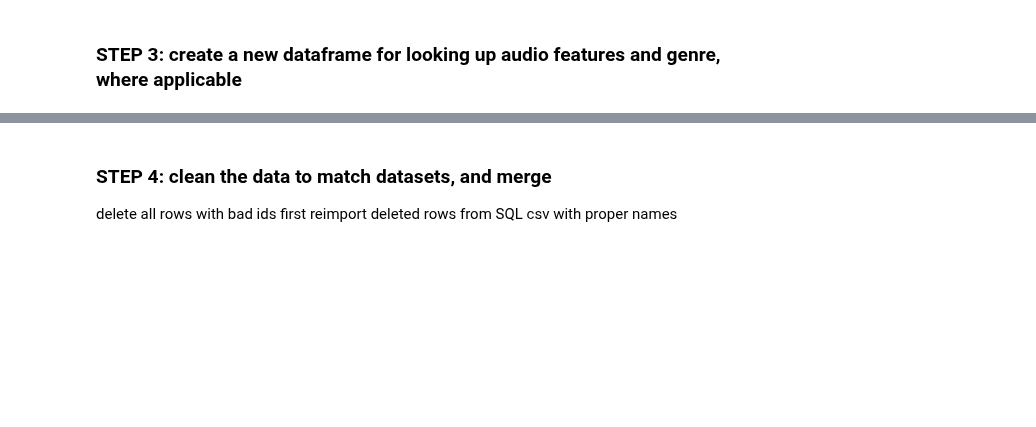
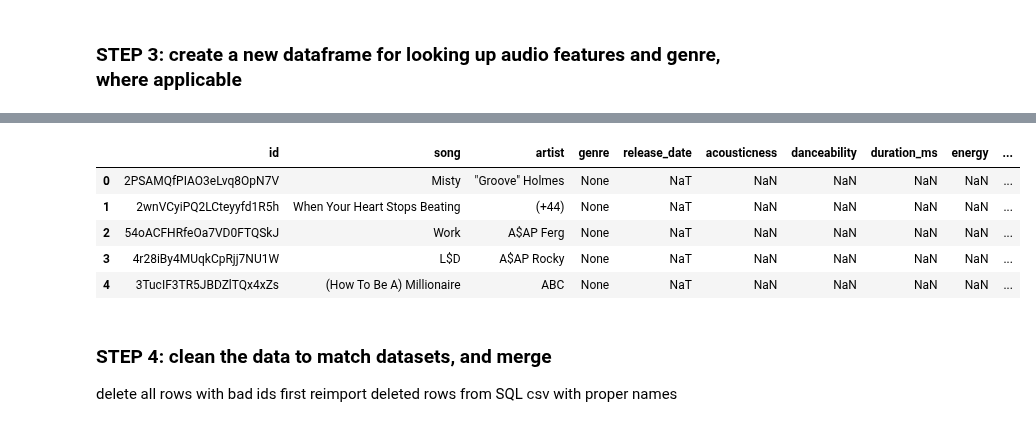
Before and after one commit to KevinCarr42/Billboard-100-Audio-Feature-Analytics, a Jupyter notebook: Kevin 820 4. Pre-Processing Outliers and QA.ipynb, the cells around one changed output, grey strips where cells are left out. Saved outputs shown, nothing was run; the diff lists cells and outputs as text; code cells hidden in the pictures; blank space fills up the shorter version.

```diff
--- a/Kevin 820 4. Pre-Processing Outliers and QA.ipynb
+++ b/Kevin 820 4. Pre-Processing Outliers and QA.ipynb
@@ -857,2 +962,3 @@ True
 # %%
 df_QA2 = pd.read_parquet('df_QA2_STEP2COMPLETE.parquet')
+df_need_AF = pd.read_parquet('df_need_AF.parquet')
@@ -868,3 +965,12 @@ df_QA2.head()
+# %%
+df_need_AF.head()
+# %% [output]
+|  | id | song | artist | genre | release_date | acousticness | danceability | duration_ms | energy | ... |
+| 0 | 2PSAMQfPIAO3eLvq8OpN7V | Misty | "Groove" Holmes | None | NaT | NaN | NaN | NaN | NaN | ... |
+| 1 | 2wnVCyiPQ2LCteyyfd1R5h | When Your Heart Stops Beating | (+44) | None | NaT | NaN | NaN | NaN | NaN | ... |
+| 2 | 54oACFHRfeOa7VD0FTQSkJ | Work | A$AP Ferg | None | NaT | NaN | NaN | NaN | NaN | ... |
+| 3 | 4r28iBy4MUqkCpRjj7NU1W | L$D | A$AP Rocky | None | NaT | NaN | NaN | NaN | NaN | ... |
+| 4 | 3TucIF3TR5JBDZlTQx4xZs | (How To Be A) Millionaire | ABC | None | NaT | NaN | NaN | NaN | NaN | ... |
 # %% [markdown]
 ### STEP 4: clean the data to match datasets, and merge
 delete all rows with bad ids first
```
Also changed, not shown: parts of 43 cells of this notebook, 2 other files.
